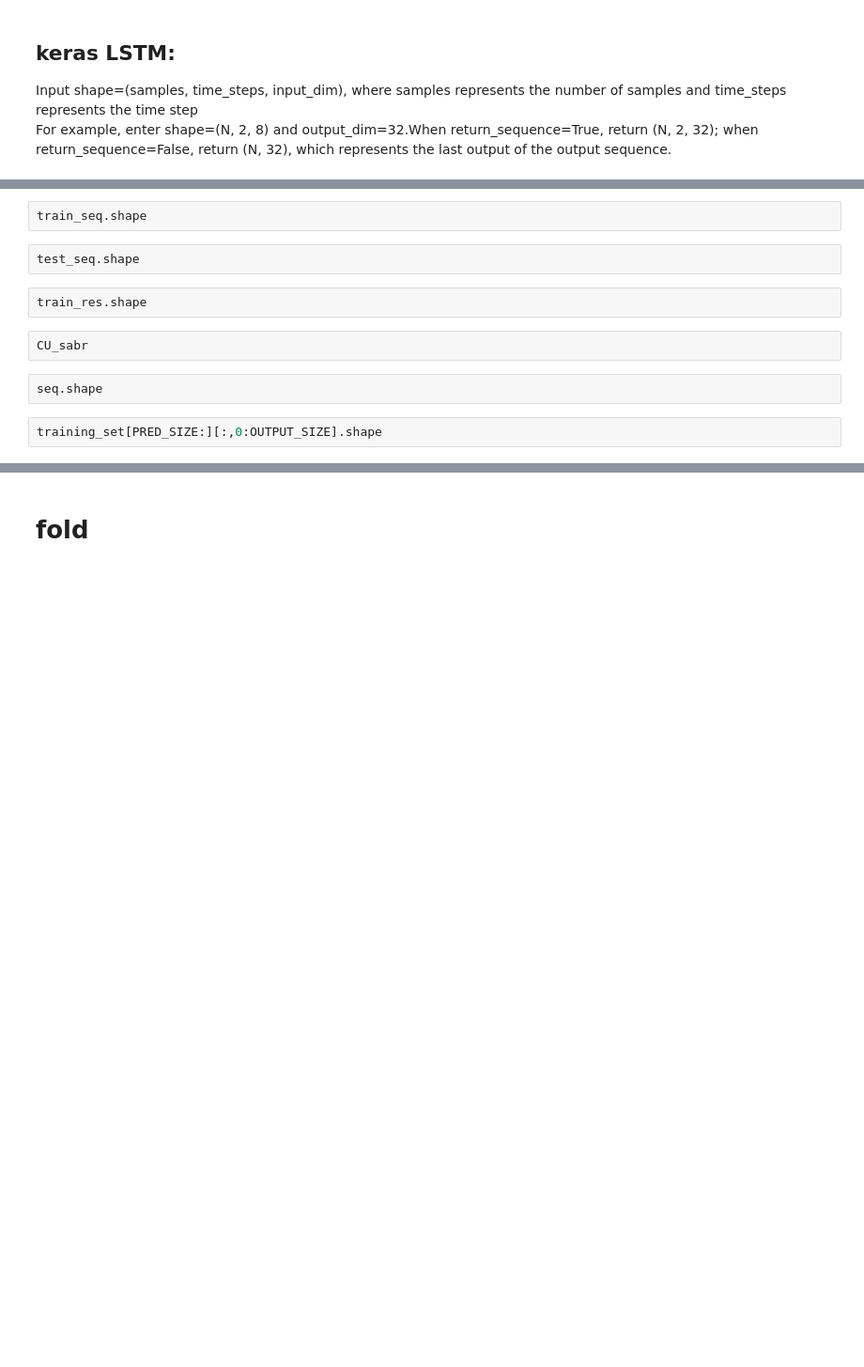
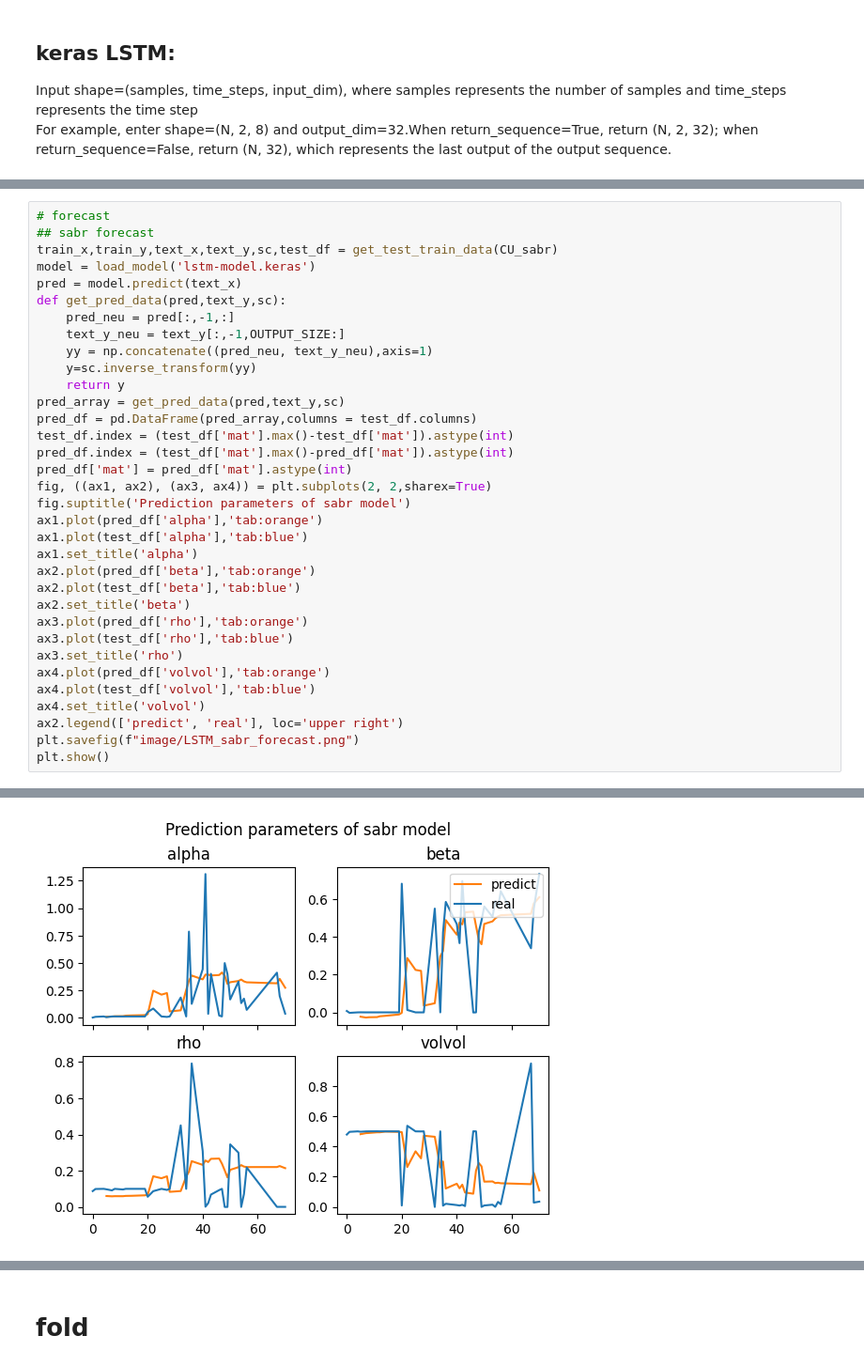
Before and after one commit to alvinonmars/Quantitative-internship, a Jupyter notebook: 毕业设计/code/predict.ipynb, the cells around one changed output, grey strips where cells are left out. Shown at 94% size. Saved outputs shown, nothing was run; the diff lists cells and outputs as text; blank space fills up the shorter version.

```diff
--- a/毕业设计/code/predict.ipynb
+++ b/毕业设计/code/predict.ipynb
@@ -609,12 +637,35 @@ Epoch 500/500
-# %%
-train_seq.shape
-# %%
-test_seq.shape
-# %%
-train_res.shape
-# %%
-CU_sabr
-# %%
-seq.shape
-# %%
-training_set[PRED_SIZE:][:,0:OUTPUT_SIZE].shape
+# %%
+# forecast
+## sabr forecast
+train_x,train_y,text_x,text_y,sc,test_df = get_test_train_data(CU_sabr)
+model = load_model('lstm-model.keras')
+pred = model.predict(text_x)
+def get_pred_data(pred,text_y,sc):
+    pred_neu = pred[:,-1,:]
+    text_y_neu = text_y[:,-1,OUTPUT_SIZE:]
+    yy = np.concatenate((pred_neu, text_y_neu),axis=1)
+    y=sc.inverse_transform(yy)
+    return y
+pred_array = get_pred_data(pred,text_y,sc)
+pred_df = pd.DataFrame(pred_array,columns = test_df.columns)
+test_df.index = (test_df['mat'].max()-test_df['mat']).astype(int)
+pred_df.index = (test_df['mat'].max()-pred_df['mat']).astype(int)
+pred_df['mat'] = pred_df['mat'].astype(int)
+fig, ((ax1, ax2), (ax3, ax4)) = plt.subplots(2, 2,sharex=True)
+fig.suptitle('Prediction parameters of sabr model')
+ax1.plot(pred_df['alpha'],'tab:orange')
+ax1.plot(test_df['alpha'],'tab:blue')
+ax1.set_title('alpha')
+ax2.plot(pred_df['beta'],'tab:orange')
+ax2.plot(test_df['beta'],'tab:blue')
+ax2.set_title('beta')
+ax3.plot(pred_df['rho'],'tab:orange')
+ax3.plot(test_df['rho'],'tab:blue')
+ax3.set_title('rho')
+ax4.plot(pred_df['volvol'],'tab:orange')
+ax4.plot(test_df['volvol'],'tab:blue')
+ax4.set_title('volvol')
+ax2.legend(['predict', 'real'], loc='upper right')
+plt.savefig(f"image/LSTM_sabr_forecast.png")
+plt.show()
+# %% [output]
@@ -620,0 +673 @@ training_set[PRED_SIZE:][:,0:OUTPUT_SIZE].shape
+[figure, added]
```
Also changed, not shown: parts of 16 cells of this notebook, 15 other files.
